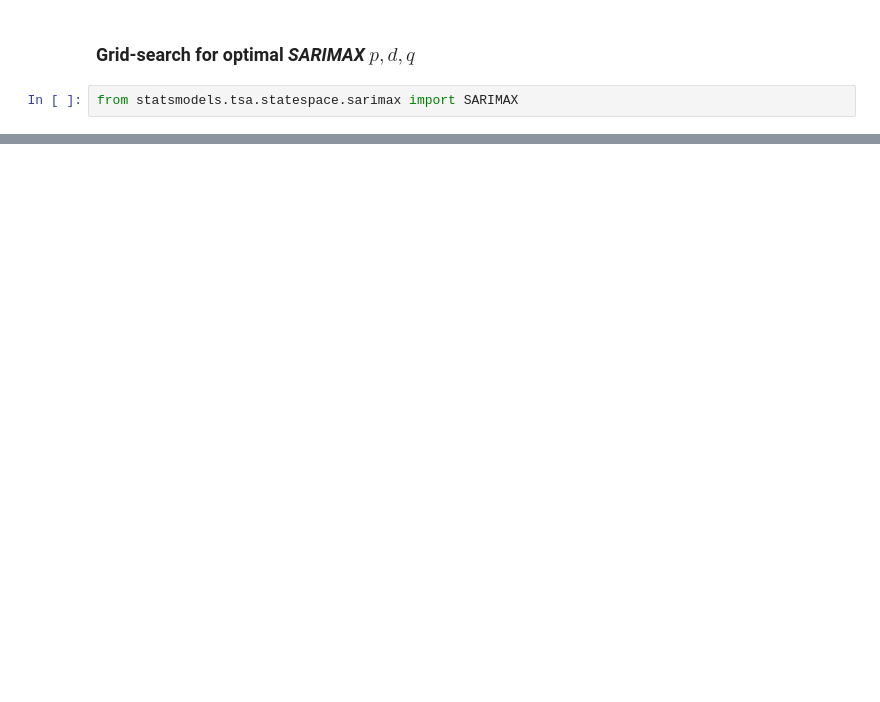
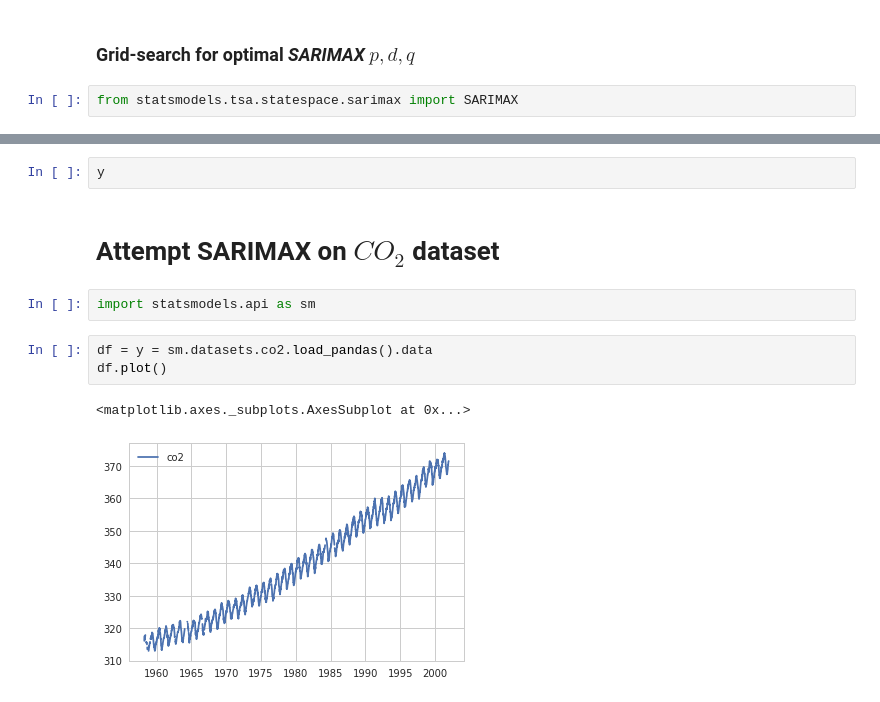
Before and after one commit to Columbia-Creative-Machines-Lab/muscle-prediction, a Jupyter notebook: time-series-analysis.ipynb, the cells around one changed output, grey strips where cells are left out. Cells and saved outputs as stored; diff of their text form; blank space fills up the shorter version.

```diff
--- a/time-series-analysis.ipynb
+++ b/time-series-analysis.ipynb
@@ -66,0 +71,12 @@ for param in pdq:
+# %%
+y
+# %% [markdown]
+# Attempt SARIMAX on $CO_2$ dataset
+# %%
+import statsmodels.api as sm
+# %%
+df = y = sm.datasets.co2.load_pandas().data
+df.plot()
+# %% [output]
+<matplotlib.axes._subplots.AxesSubplot at 0x...>
+[figure, added]
```
Also changed, not shown: parts of 13 cells of this notebook, 37 other files.
